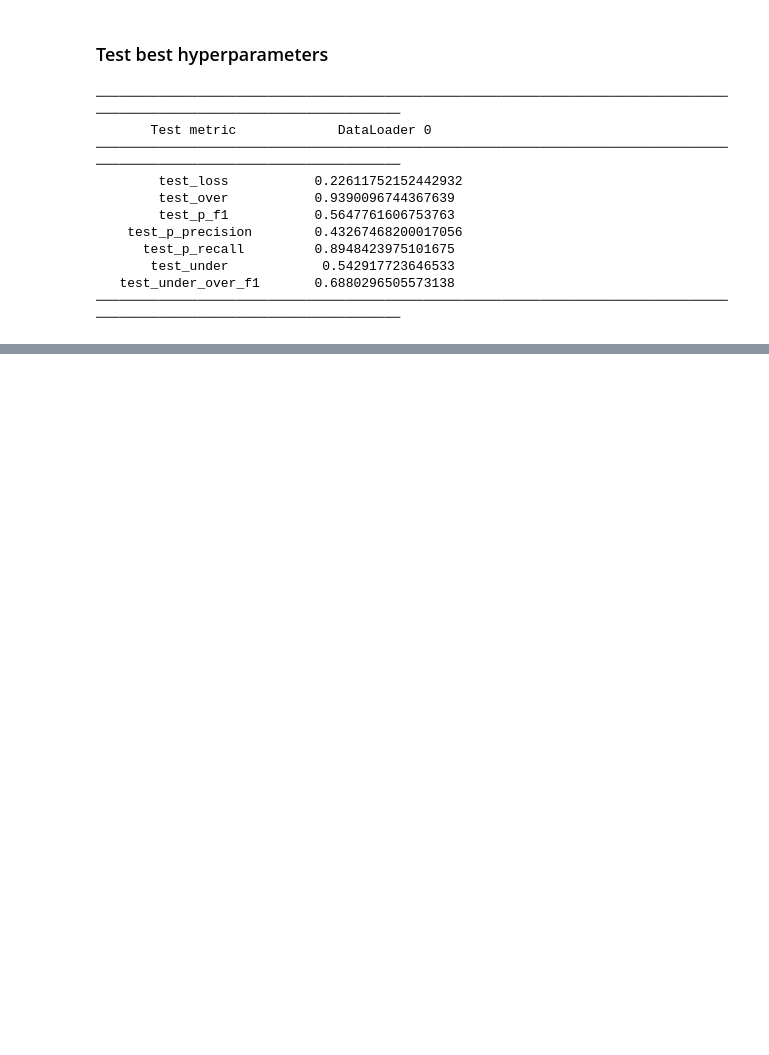
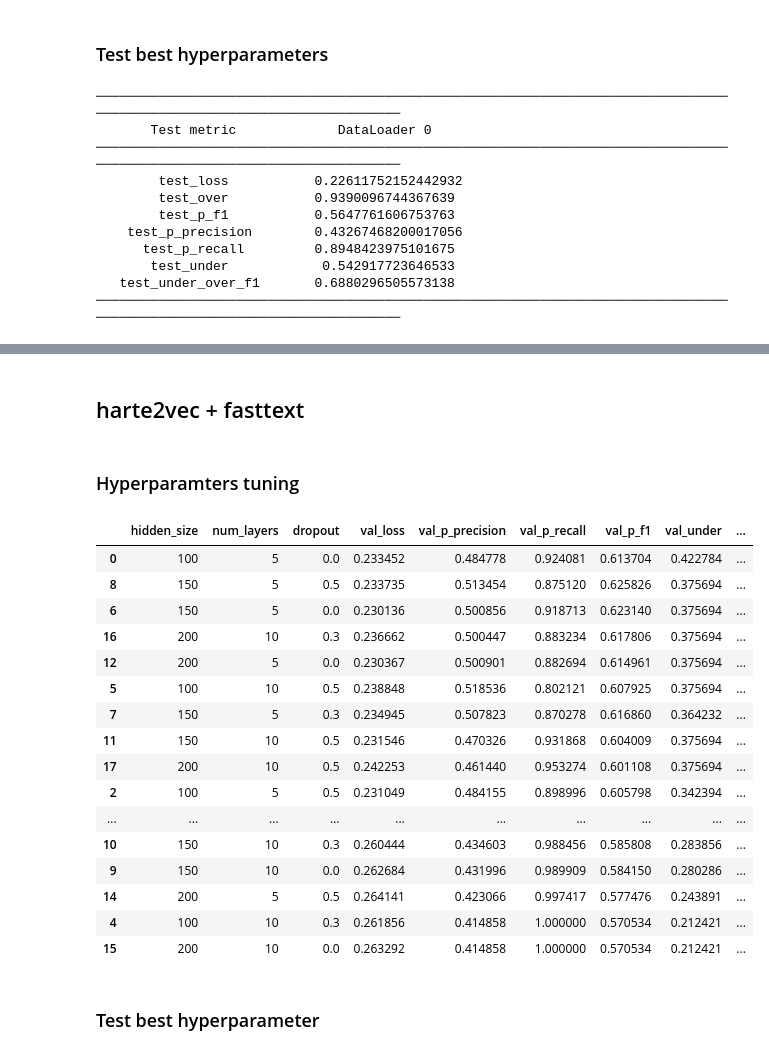
Before and after one commit to n28div/chord-embeddings, a Jupyter notebook: lstm_baseline_segmentation.ipynb, the cells around one changed output, grey strips where cells are left out. Drawn from its saved outputs; the diff is of its cells as text; code cells hidden in the pictures; blank space fills up the shorter version.

```diff
--- a/lstm_baseline_segmentation.ipynb
+++ b/lstm_baseline_segmentation.ipynb
@@ -484,0 +647,56 @@ under_over_f 0.5303532083207078
+# %% [markdown]
+## harte2vec + fasttext
+# %% [markdown]
+### Hyperparamters tuning
+# %%
+from harte2vec.harte2vec import Harte2Vec
+from gensim.models import FastText
+
+fasttext = FastText.load("fasttext.gensim")
+harte2vec = Harte2Vec.from_pretrained("harte2vec.pt")
+
+data = DataModule(embed_fused_data(harte2vec, fasttext.wv, X_train, y_train, encoder),
+                  embed_fused_data(harte2vec, fasttext.wv, X_valid, y_valid, encoder),
+                  embed_fused_data(harte2vec, fasttext.wv, X_test, y_test, encoder))
+# %%
+from itertools import product
+from tqdm.auto import tqdm
+
+parameters = {
+    "hidden_size": [100, 150, 200],
+    "num_layers": [5, 10],
+    "dropout": [0.0, 0.3, 0.5],
+}
+
+results = list()
+combinations = list(enumerate(product(*parameters.values())))
+
+for idx, params in tqdm(combinations):
+    params = dict(zip(parameters.keys(), params))
+    res, _ = train(params, data=data, epochs=350)
+    results.append((params, res))
+# %%
+import pandas as pd
+
+df = pd.DataFrame.from_dict([dict(**res[0], **res[1][0]) for res in results])
+df.iloc[(df["val_under_over_f1"] + df["val_p_f1"]).sort_values(ascending=False).index]
+# %% [output]
+|  | hidden_size | num_layers | dropout | val_loss | val_p_precision | val_p_recall | val_p_f1 | val_under | ... |
+| 0 | 100 | 5 | 0.0 | 0.233452 | 0.484778 | 0.924081 | 0.613704 | 0.422784 | ... |
+| 8 | 150 | 5 | 0.5 | 0.233735 | 0.513454 | 0.875120 | 0.625826 | 0.375694 | ... |
+| 6 | 150 | 5 | 0.0 | 0.230136 | 0.500856 | 0.918713 | 0.623140 | 0.375694 | ... |
+| 16 | 200 | 10 | 0.3 | 0.236662 | 0.500447 | 0.883234 | 0.617806 | 0.375694 | ... |
+| 12 | 200 | 5 | 0.0 | 0.230367 | 0.500901 | 0.882694 | 0.614961 | 0.375694 | ... |
+| 5 | 100 | 10 | 0.5 | 0.238848 | 0.518536 | 0.802121 | 0.607925 | 0.375694 | ... |
+| 7 | 150 | 5 | 0.3 | 0.234945 | 0.507823 | 0.870278 | 0.616860 | 0.364232 | ... |
+| 11 | 150 | 10 | 0.5 | 0.231546 | 0.470326 | 0.931868 | 0.604009 | 0.375694 | ... |
+| 17 | 200 | 10 | 0.5 | 0.242253 | 0.461440 | 0.953274 | 0.601108 | 0.375694 | ... |
+| 2 | 100 | 5 | 0.5 | 0.231049 | 0.484155 | 0.898996 | 0.605798 | 0.342394 | ... |
+| ... | ... | ... | ... | ... | ... | ... | ... | ... | ... |
+| 10 | 150 | 10 | 0.3 | 0.260444 | 0.434603 | 0.988456 | 0.585808 | 0.283856 | ... |
+| 9 | 150 | 10 | 0.0 | 0.262684 | 0.431996 | 0.989909 | 0.584150 | 0.280286 | ... |
+| 14 | 200 | 5 | 0.5 | 0.264141 | 0.423066 | 0.997417 | 0.577476 | 0.243891 | ... |
+| 4 | 100 | 10 | 0.3 | 0.261856 | 0.414858 | 1.000000 | 0.570534 | 0.212421 | ... |
+| 15 | 200 | 10 | 0.0 | 0.263292 | 0.414858 | 1.000000 | 0.570534 | 0.212421 | ... |
+# %% [markdown]
+### Test best hyperparameter
```
Also changed, not shown: parts of 29 cells of this notebook.
